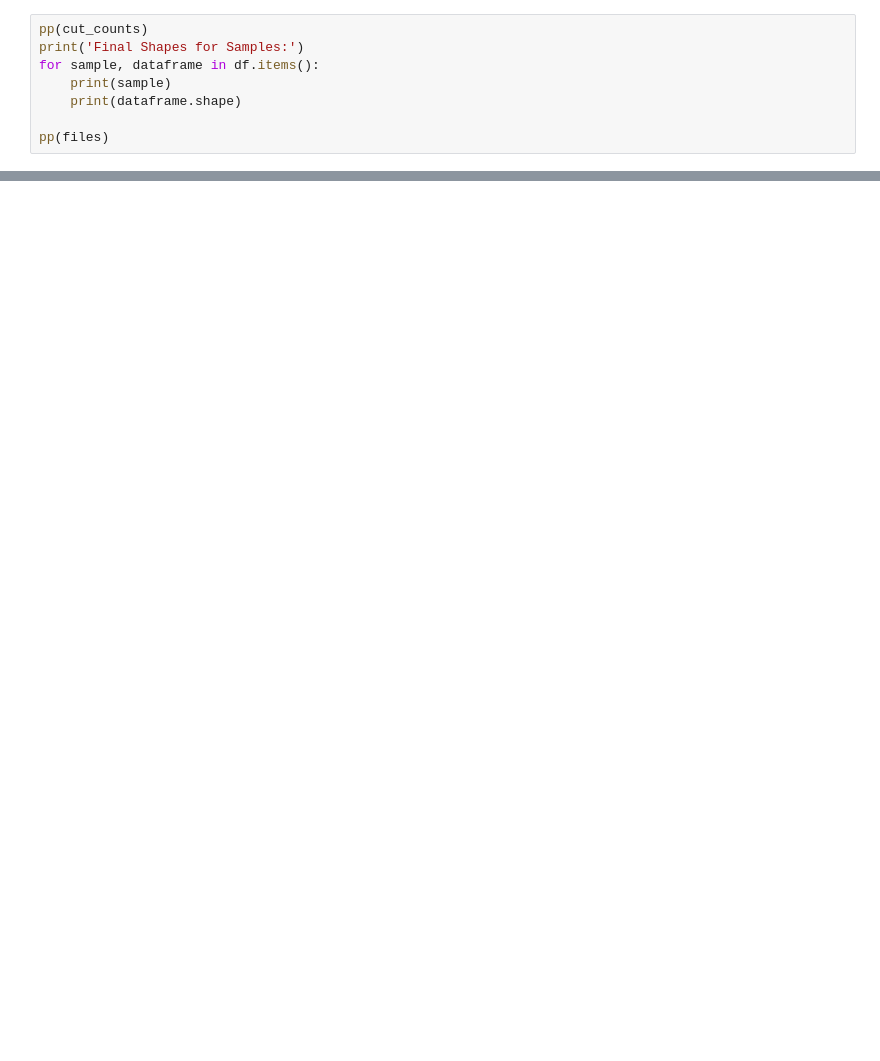
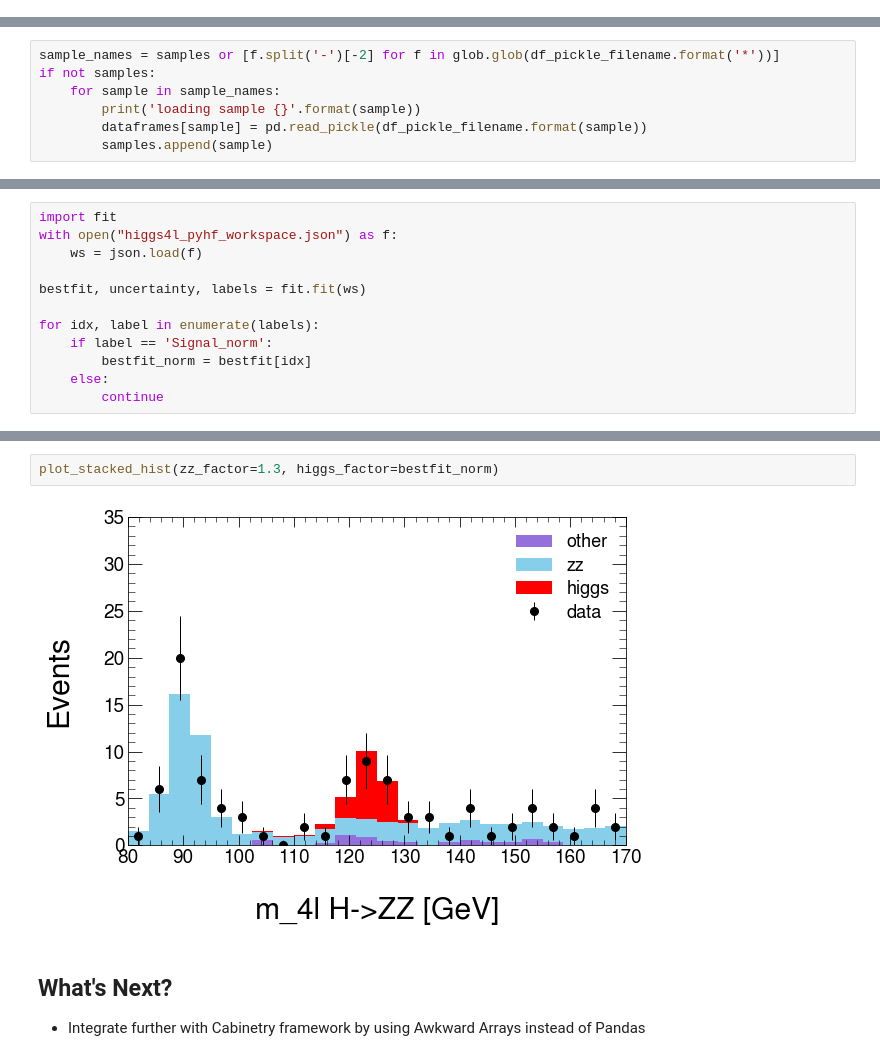
Before and after one commit to zbhatti/intro-to-hep, a Jupyter notebook: higgs_4l_reproduced.ipynb, the cells around one changed output, grey strips where cells are left out. Drawn from its saved outputs; the diff is of its cells as text; blank space fills up the shorter version.

Commit message:
update with pyhf fit results

```diff
--- a/higgs_4l_reproduced.ipynb
+++ b/higgs_4l_reproduced.ipynb
@@ -177,8 +90,0 @@ mc_361107.Zmumu /home/zbhatti/codebase/intro-to-hep/OutreachDatasets/2020-01-22/
-# %%
-pp(cut_counts)
-print('Final Shapes for Samples:')
-for sample, dataframe in df.items():
-    print(sample)
-    print(dataframe.shape)
-
-pp(files)
@@ -241,0 +279,7 @@ See the caveats in the documentation: https://pandas.pydata.org/pandas-docs/stab
+# %%
+sample_names = samples or [f.split('-')[-2] for f in glob.glob(df_pickle_filename.format('*'))]
+if not samples:
+    for sample in sample_names:
+        print('loading sample {}'.format(sample))
+        dataframes[sample] = pd.read_pickle(df_pickle_filename.format(sample))
+        samples.append(sample)
@@ -333,0 +533,12 @@ plt.legend()
+# %%
+import fit
+with open("higgs4l_pyhf_workspace.json") as f:
+    ws = json.load(f)
+
+bestfit, uncertainty, labels = fit.fit(ws)
+
+for idx, label in enumerate(labels):
+    if label == 'Signal_norm':
+        bestfit_norm = bestfit[idx]
+    else:
+        continue
@@ -333,0 +569,8 @@ plt.legend()
+# %%
+plot_stacked_hist(zz_factor=1.3, higgs_factor=bestfit_norm)
+# %% [output]
+[figure, added]
+# %% [markdown]
+## What's Next?
+
+- Integrate further with Cabinetry framework by using Awkward Arrays instead of Pandas
```
Also changed, not shown: parts of 21 cells of this notebook, 3 other files.
